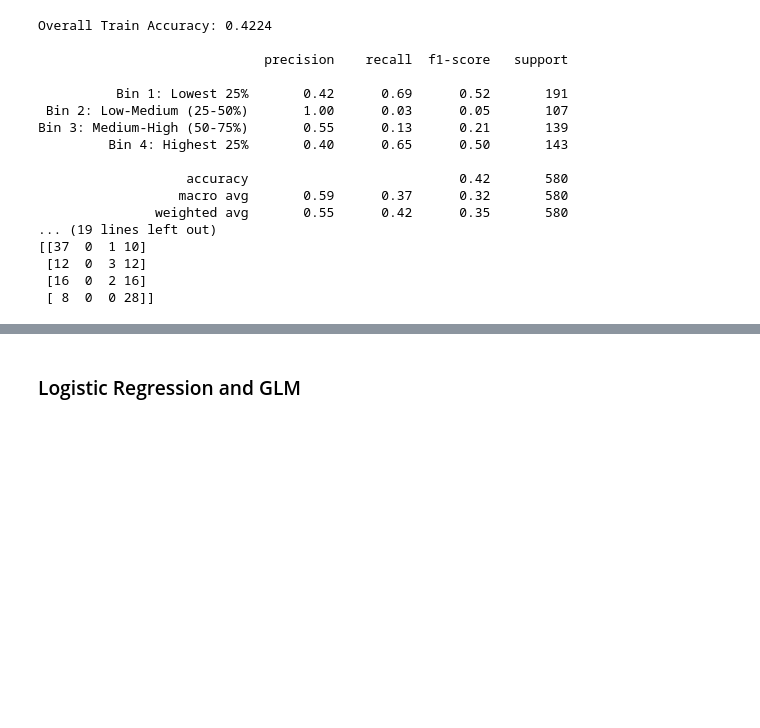
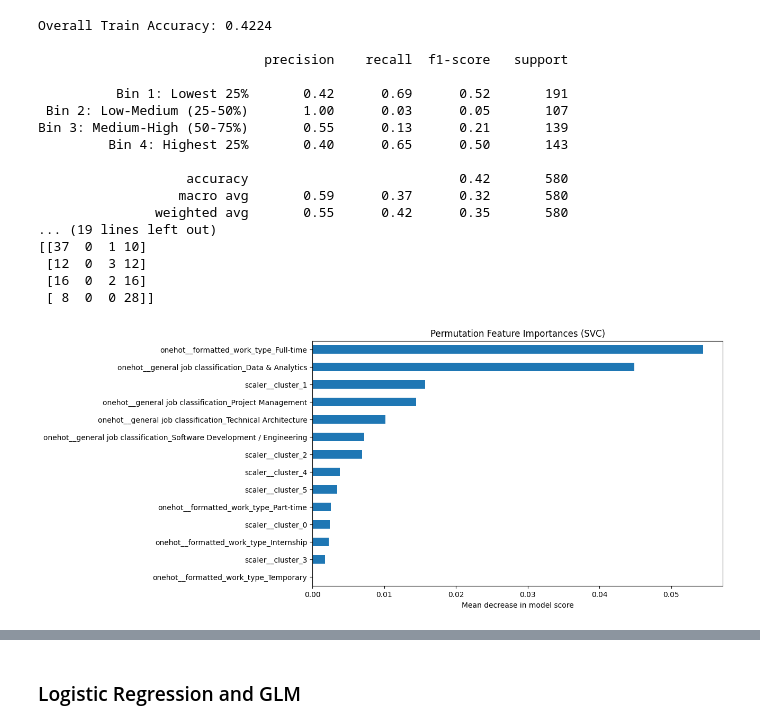
Before and after one commit to juliabarsow/NLP_Job_Postings, a Jupyter notebook: skill_extraction_clustering.ipynb, the cells around one changed output, grey strips where cells are left out. Drawn from its saved outputs; the diff is of its cells as text; code cells hidden in the pictures; blank space fills up the shorter version.

```diff
--- a/skill_extraction_clustering.ipynb
+++ b/skill_extraction_clustering.ipynb
@@ -986,7 +1115,7 @@ Bin 3: Medium-High (50-75%)       0.00      0.00      0.00        34
 ### SVM
 # %%
 from sklearn.metrics import mean_squared_error
-svm_model = SVC(random_state=42)
+svm_model = SVC(probability=True,random_state=42)
 
 param_grid = {
     'C': [0.1, 1, 10],
@@ -1000,11 +1129,11 @@ grid.fit(X_train, y_train)
 # Set the best combination of parameters
 svm_model = grid.best_estimator_
 
-print("Best parameters:", grid.best_params_)
-print("Best cross-validation score:", grid.best_score_)
-
 # Train the Model
 print("Training SVM...")
 svm_model.fit(X_train, y_train)
 print("Training Complete.")
+
+print("Best parameters:", grid.best_params_)
+print("Best cross-validation score:", grid.best_score_)
 # %% [output]
@@ -1046,3 +1175,26 @@ Bin 3: Medium-High (50-75%)       0.55      0.13      0.21       139
  [12  0  3 12]
  [16  0  2 16]
  [ 8  0  0 28]]
+# %%
+from sklearn.inspection import permutation_importance
+results = permutation_importance(
+    svm_model,
+    X_train,
+    y_train,
+    n_repeats=10, # Number of times to permute a feature
+    random_state=42,
+    n_jobs=-1 # Use all processors
+)
+feat_importances = pd.Series(
+    results.importances_mean,
+    index=X_train.columns
+).sort_values(ascending=True)
+
+# 3. Plot the feature importances
+plt.figure(figsize=(10, 6))
+feat_importances.plot(kind='barh')
+plt.title('Permutation Feature Importances (SVC)')
+plt.xlabel('Mean decrease in model score')
+plt.show()
+# %% [output]
+[figure, added]
```
Also changed, not shown: parts of 18 cells of this notebook.
